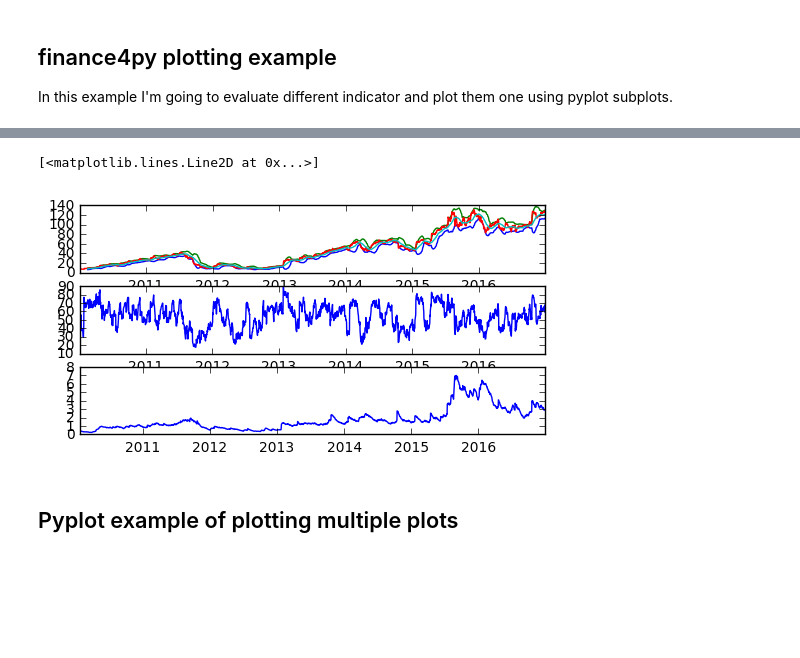
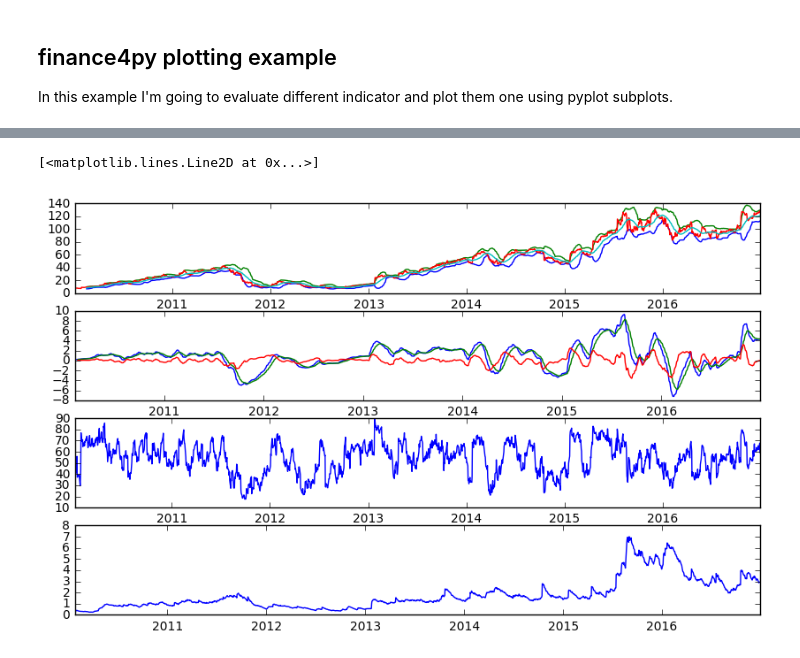
Before and after one commit to bchirico/finance4py, a Jupyter notebook: notebooks/indicator_examples_with_plots.ipynb, the cells around one changed output, grey strips where cells are left out. Cells and saved outputs as stored; diff of their text form; code cells hidden in the pictures; blank space fills up the shorter version.

Commit message:
Added macd indicator and relative example in jupyter notebook

```diff
--- a/notebooks/indicator_examples_with_plots.ipynb
+++ b/notebooks/indicator_examples_with_plots.ipynb
@@ -2,10 +2,13 @@
 import finance4py as fp
 
 import matplotlib.pyplot as plt
+from matplotlib import pylab
+import pandas as pd
 
 from pandas_datareader.data import DataReader
 
 %matplotlib inline
+pylab.rcParams['figure.figsize'] = (10, 6)
 # %% [markdown]
 ## finance4py plotting example
 In this example I'm going to evaluate different indicator and plot them one using pyplot subplots.
@@ -32,0 +27,4 @@ Name: Close, dtype: float64
+# %%
+# extract MACD
+macd = fp.macd(stock)
+macd.head()
@@ -33,15 +49,16 @@ Name: Close, dtype: float64
 # %%
 plt.figure(1)
 plt.subplot(411)
 plt.plot(boll_bands)
 
 plt.subplot(412)
+plt.plot(macd)
+
+plt.subplot(413)
 plt.plot(rsi)
 
-plt.subplot(413)
+plt.subplot(414)
 plt.plot(atr['ATR'])
 # %% [output]
 [<matplotlib.lines.Line2D at 0x...>]
-[figure, old version]
+[figure, new version]
-# %% [markdown]
-## Pyplot example of plotting multiple plots
```
Also changed, not shown: parts of 4 cells of this notebook, 1 other file.
